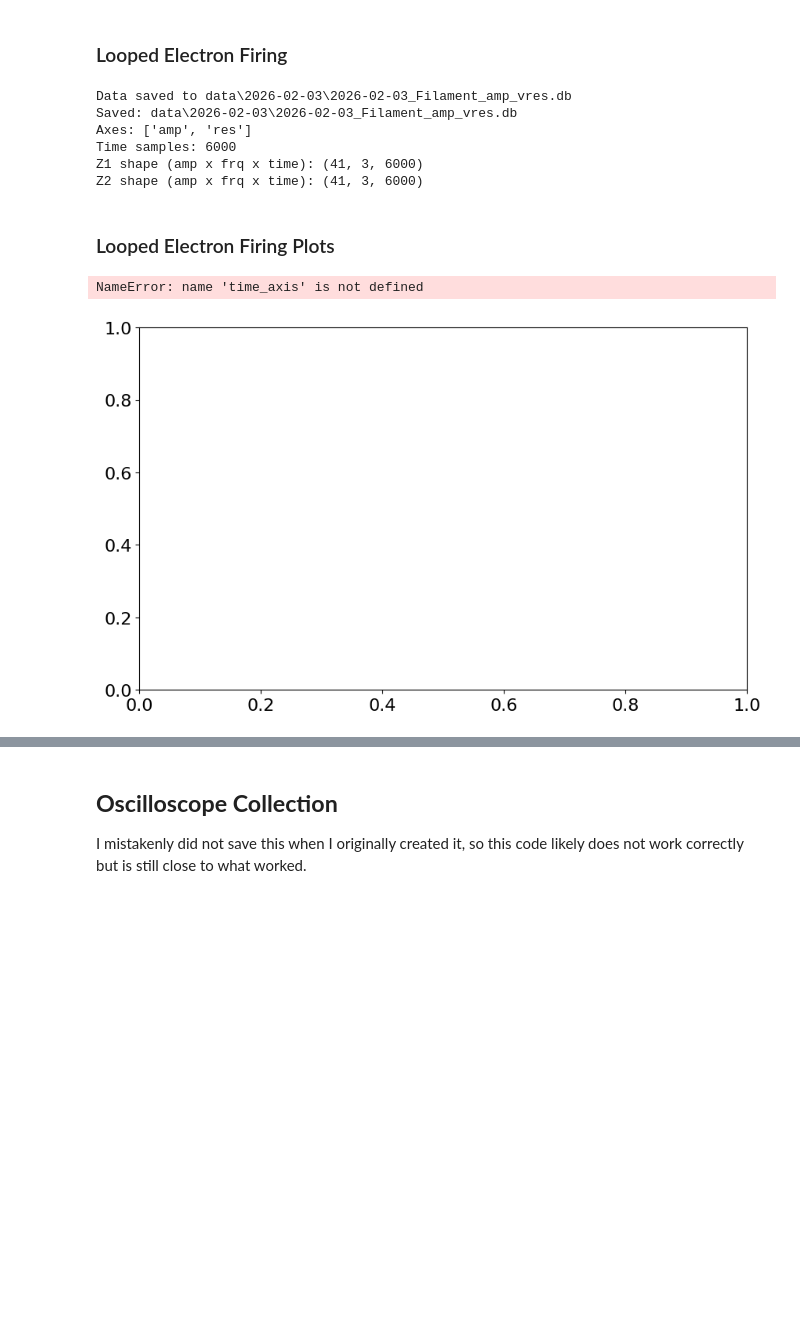
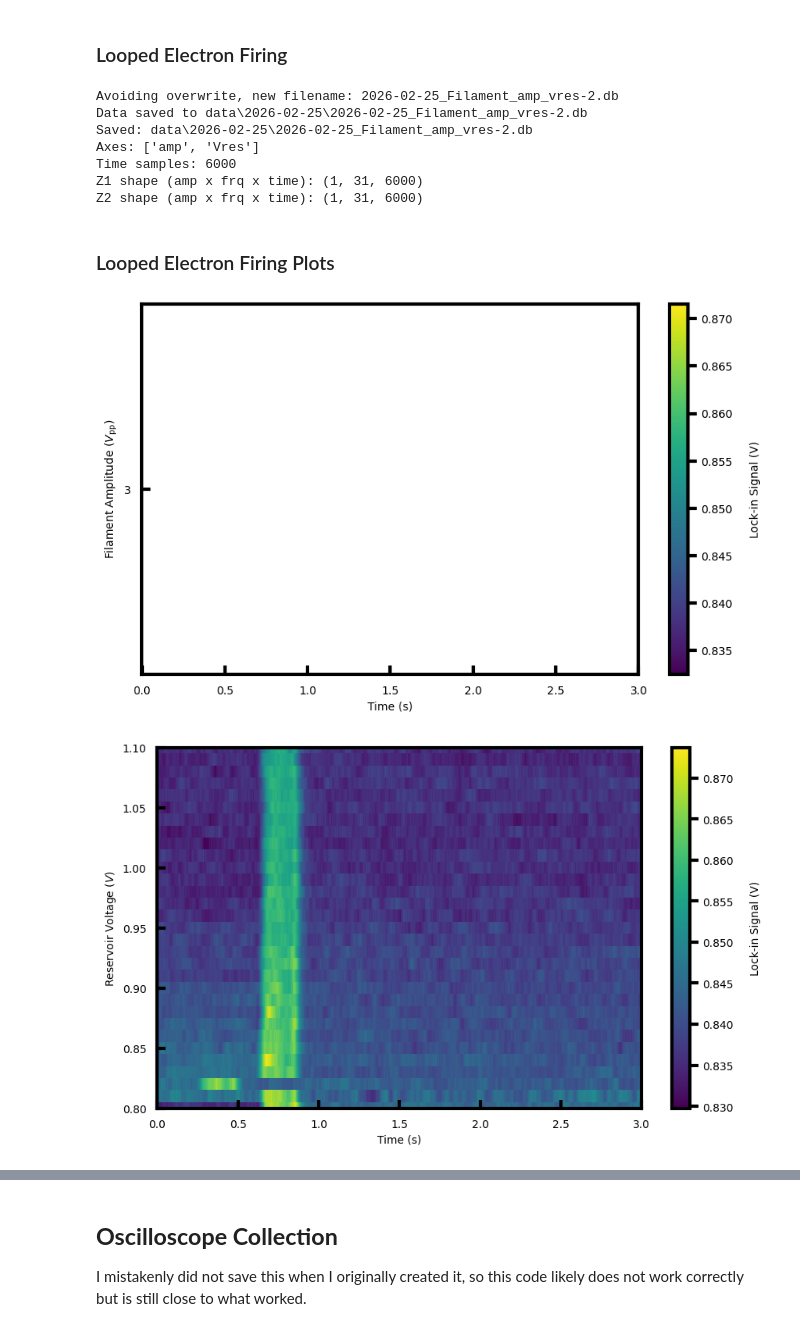
Before and after one commit to AJSchleusner/Experiment-3, a Jupyter notebook: acquisition_v3.ipynb, the cells around one changed output, grey strips where cells are left out. Cells and saved outputs as stored; diff of their text form; code cells hidden in the pictures; blank space fills up the shorter version.

```diff
--- a/acquisition_v3.ipynb
+++ b/acquisition_v3.ipynb
@@ -565,30 +877,23 @@ vna.set_output('ON' if VNAon else 'OFF')
 
 
 # --- Deposition preparation ---
-expr.deposition_prep(Vres=1.2, Vpn=-0.1, Vac=0.1) # Vgt=-0.4
+expr.deposition_prep(Vres=1.0, Vpn=-0.1, Vac=0.1) # Vgt=-0.4
 
 
 # --- Define sweep axes ---
-amp_values = np.linspace(2.7, 3.5, 41)
+amp_values = np.linspace(3.0, 2.8, 1) # 31
 # frq_values = [1.0, 2.0, 4.0]
-res_values = [0.8, 1.0, 1.2]
-sweep_axes = {"amp": amp_values, "res": res_values}
+res_values = np.linspace(0.8, 1.1, 31)
+sweep_axes = {"amp": amp_values, "Vres": res_values}
 
 
 # --- Define the setters for only the parameters you want to sweep ---
 setters = {
     "amp": lambda v: (setattr(expr, "Vfila", float(v)),
                       setattr(gen_fila, "offset", -float(v)/2.0)),
-    "res": lambda v: setattr(expr, "Vres", float(v))
+    "Vres": lambda v: setattr(expr, "Vres", float(v))
 }
 
-
-# --- Define a prep_fn that accepts the current point context dict ---
-prep_fn = lambda ctx: expr.deposition_prep(
-    Vres=ctx.get("Vres", 1.0),          # Vres default 1.0 V
-    Vpn=-0.1,
-    Vac=0.1
-)
 
 
 # --- Run the sweep ---
@@ -598,9 +903,10 @@ filepath, axes_order, axes_values, t, cubes = expr.deposition_sweep(
     setters=setters,
     datasaver=datasaver,                # external DataSaver instance
     daq=daq,                            # DAQ handle (if not on self)
-    trigger_fn=expr.deposit_electrons,  # fire electrons
-    prep_fn= prep_fn,                   # reset electron system
-    settle_s= 240,
+    trigger_fn=lambda: expr.deposit_electrons(delay=1),  # fire electrons
+    prep_fn= None,                   # reset electron system
+    settle_s= 5,
+    pause_s= 100,
     overwrite=False,
     extra_metadata={
         "Filament Voltage Vpp": Vfil,
@@ -639,18 +945,19 @@ if cubes is not None:
     print("Z1 shape (amp x frq x time):", Z1.shape)
     print("Z2 shape (amp x frq x time):", Z2.shape)
 # %% [output]
-Data saved to data\2026-02-03\2026-02-03_Filament_amp_vres.db
-Saved: data\2026-02-03\2026-02-03_Filament_amp_vres.db
-Axes: ['amp', 'res']
+Avoiding overwrite, new filename: 2026-02-25_Filament_amp_vres-2.db
+Data saved to data\2026-02-25\2026-02-25_Filament_amp_vres-2.db
+Saved: data\2026-02-25\2026-02-25_Filament_amp_vres-2.db
+Axes: ['amp', 'Vres']
 Time samples: 6000
-Z1 shape (amp x frq x time): (41, 3, 6000)
-Z2 shape (amp x frq x time): (41, 3, 6000)
+Z1 shape (amp x frq x time): (1, 31, 6000)
+Z2 shape (amp x frq x time): (1, 31, 6000)
 # %% [markdown]
 ### Looped Electron Firing Plots
 # %%
 fig, ax1 = plt.subplots(figsize=(10, 6))
 
-cmp = ax1.pcolormesh(time_axis, amp_values, Z2[:,2,:], shading='nearest')
+cmp = ax1.pcolormesh(time_axis, amp_values, Z2[:,0,:], shading='nearest')
 ax1.set_xlabel('Time (s)')
 ax1.set_ylabel(r'Filament Amplitude ($V_{\text{pp}}$)')
 
@@ -667,6 +974,26 @@ for spine in ax1.spines.values():
 for spines in cbar.ax.spines.values():
     spines.set_linewidth(3)
 # %% [output]
-NameError: name 'time_axis' is not defined
-[figure, old version]
+[figure, new version]
+# %%
+fig, ax1 = plt.subplots(figsize=(10, 6))
+
+cmp = ax1.pcolormesh(time_axis, res_values, Z2[0,:,:], shading='nearest')
+ax1.set_xlabel('Time (s)')
+ax1.set_ylabel(r'Reservoir Voltage ($V$)')
+
+ax1.tick_params(axis='both', width=3, length=8, direction='in', pad=10)
+ax1.set_ylim(res_values[0], res_values[-1])
+#ax1.set_yticks(amp_values[::5])
+
+cbar = plt.colorbar(cmp, ax=ax1)
+cbar.set_label('Lock-in Signal (V)', labelpad=15)
+cbar.ax.tick_params(width=3, length=8, direction='out')
+
+for spine in ax1.spines.values():
+    spine.set_linewidth(3)
+for spines in cbar.ax.spines.values():
+    spines.set_linewidth(3)
+# %% [output]
+[figure, added]
 # %%
```
Also changed, not shown: parts of 23 cells of this notebook, 3 other files.
